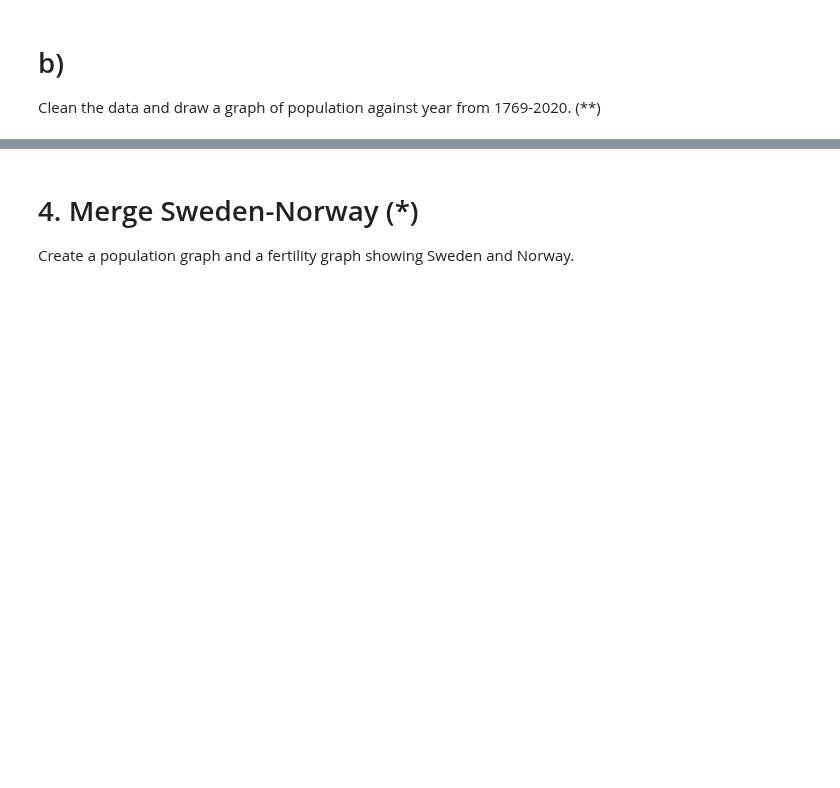
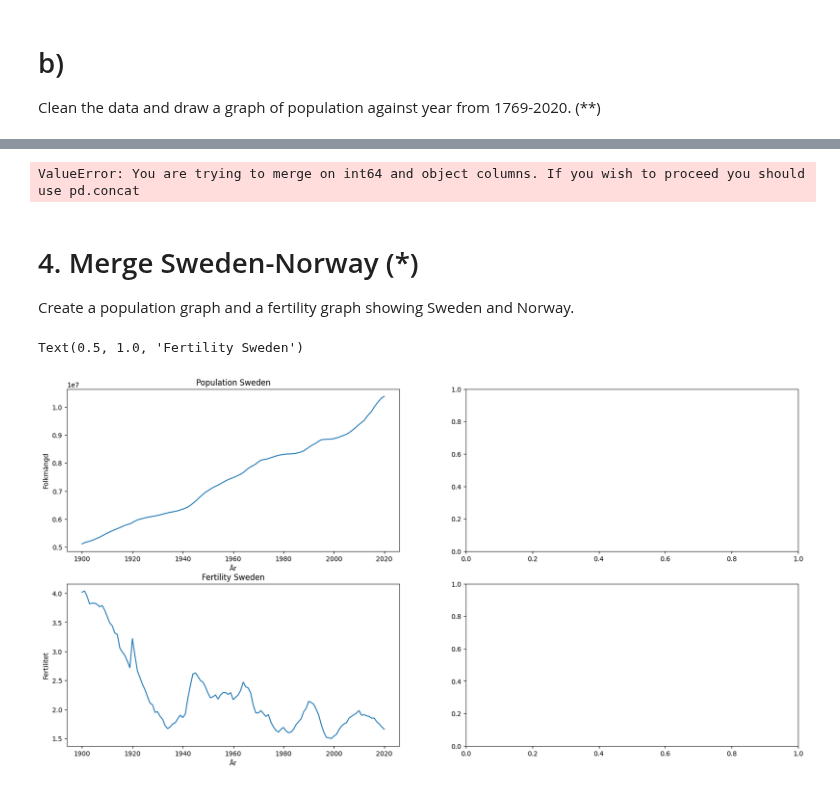
Before and after one commit to xjohansson/Databehandling_Xiu, a Jupyter notebook: Exercise/Exercise2_mergy.ipynb, the cells around one changed output, grey strips where cells are left out. Cells and saved outputs as stored; diff of their text form; code cells hidden in the pictures; blank space fills up the shorter version.

```diff
--- a/Exercise/Exercise2_mergy.ipynb
+++ b/Exercise/Exercise2_mergy.ipynb
@@ -241,3 +423,23 @@ Go to Swedish-language wikipedia page Norges demografi.
+# %%
+#merge 英文版本下获得的出生率到瑞典语版本的那个文档
+#norge_eng=pd.concat[norge_swe.merge(norge_eng)]
+norge_eng=norge_eng.merge(norge_swe)
+norge_eng
+# %% [output]
+ValueError: You are trying to merge on int64 and object columns. If you wish to proceed you should use pd.concat
 # %% [markdown]
 # 4. Merge Sweden-Norway (*)
 Create a population graph and a fertility graph showing Sweden and Norway.
+# %%
+tables = pd.read_html("https://sv.wikipedia.org/wiki/Sveriges_demografi", decimal=',', thousands=' ', header=[0])
+sweden = tables[5]
+sweden = sweden.rename(columns={"Unnamed: 0": "År", "Total fertilitet": "Fertilitet"})
+sweden
+
+fig, ax = plt.subplots(2,2, dpi=100, figsize=(20,10))
+
+sns.lineplot(data=sweden, x="År", y="Folkmängd", ax = ax[0,0]).set_title("Population Sweden")
+sns.lineplot(data=sweden, x="År", y="Fertilitet", ax = ax[1,0]).set_title("Fertility Sweden")
+# %% [output]
+Text(0.5, 1.0, 'Fertility Sweden')
+[figure, added]
```
Also changed, not shown: parts of 37 cells of this notebook, 3 other files.
